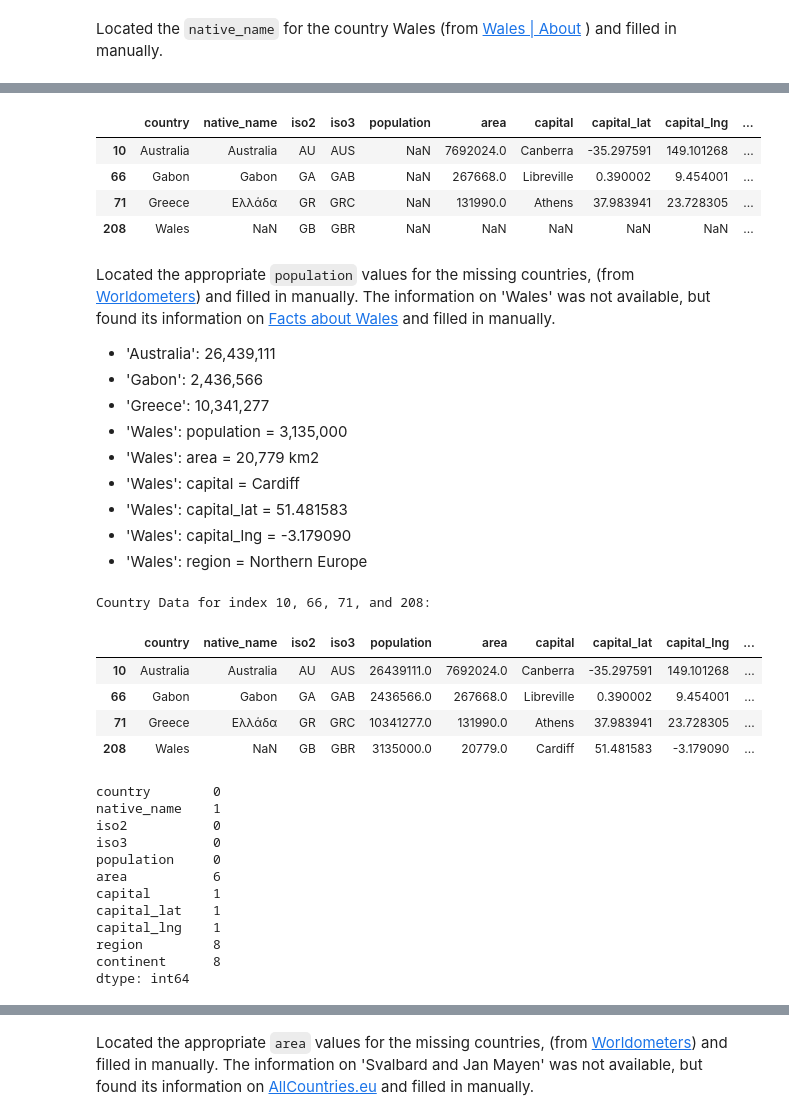
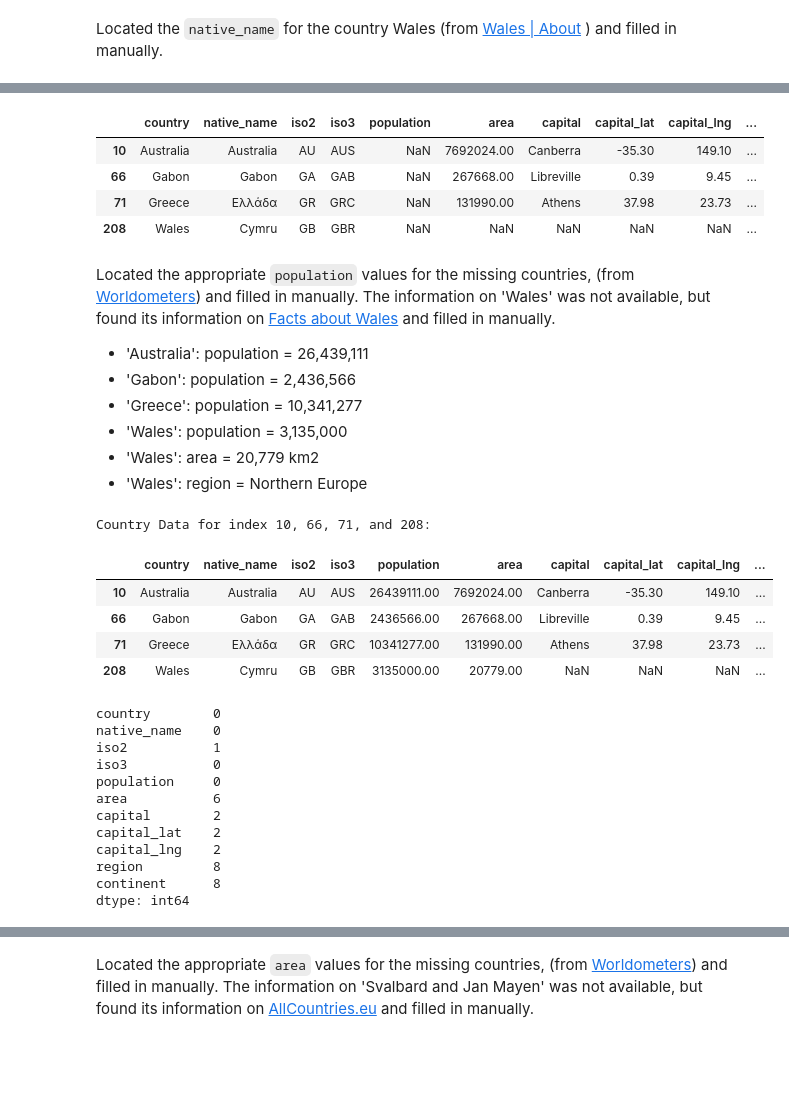
Before and after one commit to christinedbaxter/analyticsCapstone, a Jupyter notebook: notebooks/02_data_preprocessing.ipynb, the cells around one changed output, grey strips where cells are left out. Saved outputs shown, nothing was run; the diff lists cells and outputs as text; code cells hidden in the pictures; blank space fills up the shorter version.

```diff
--- a/notebooks/02_data_preprocessing.ipynb
+++ b/notebooks/02_data_preprocessing.ipynb
@@ -696,6 +678,0 @@ Located the appropriate iso2 values for the missing country, Nambia, (from [Onli
-# %%
-# Add 'NA' as missing iso2 values for the country of Namibia for index 131
-country_data.loc[131, 'iso2'] = 'NA'
-
-# Review data just added
-country_data.loc[131, :]
@@ -732,58 +685,52 @@ dtype: int64
 country_data[country_data['population'].isnull()]
 # %% [output]
 |  | country | native_name | iso2 | iso3 | population | area | capital | capital_lat | capital_lng | ... |
-| 10 | Australia | Australia | AU | AUS | NaN | 7692024.0 | Canberra | -35.297591 | 149.101268 | ... |
-| 66 | Gabon | Gabon | GA | GAB | NaN | 267668.0 | Libreville | 0.390002 | 9.454001 | ... |
-| 71 | Greece | Ελλάδα | GR | GRC | NaN | 131990.0 | Athens | 37.983941 | 23.728305 | ... |
-| 208 | Wales | NaN | GB | GBR | NaN | NaN | NaN | NaN | NaN | ... |
+| 10 | Australia | Australia | AU | AUS | NaN | 7692024.00 | Canberra | -35.30 | 149.10 | ... |
+| 66 | Gabon | Gabon | GA | GAB | NaN | 267668.00 | Libreville | 0.39 | 9.45 | ... |
+| 71 | Greece | Ελλάδα | GR | GRC | NaN | 131990.00 | Athens | 37.98 | 23.73 | ... |
+| 208 | Wales | Cymru | GB | GBR | NaN | NaN | NaN | NaN | NaN | ... |
 # %% [markdown]
 Located the appropriate `population` values for the missing countries, (from [Worldometers](https://www.worldometers.info/world-population/population-by-country/)) and filled in manually. The information on 'Wales' was not available, but found its information on [Facts about Wales](https://www.wales.com/en-us/about/facts-about-wales) and filled in manually.
 
-- 'Australia': 26,439,111
-- 'Gabon': 2,436,566
-- 'Greece': 10,341,277
+- 'Australia': population = 26,439,111
+- 'Gabon': population = 2,436,566
+- 'Greece': population = 10,341,277
 - 'Wales': population = 3,135,000
 - 'Wales': area = 20,779 km2
-- 'Wales': capital = Cardiff
-- 'Wales': capital_lat = 51.481583
-- 'Wales': capital_lng = -3.179090
 - 'Wales': region = Northern Europe
 # %%
 # Add the missing population value for index 10, 66, 71, and 208
 country_data.loc[10, 'population'] = 26439111
 country_data.loc[66, 'population'] = 2436566
 country_data.loc[71, 'population'] = 10341277
 country_data.loc[208, 'population'] = 3135000
 
-# Add the missing area, capital, capital_lat, capital_lng, and region values for index 208
+# Add the missing area, capital and region values for index 208
 country_data.loc[208, 'area'] = 20779
-country_data.loc[208, 'capital'] = 'Cardiff'
-country_data.loc[208, 'capital_lat'] = 51.481583
-country_data.loc[208, 'capital_lng'] = -3.179090
 country_data.loc[208, 'region'] = 'Northern Europe'
 
 # Review data just added
 print("\nCountry Data for index 10, 66, 71, and 208:")
 country_data.loc[[10, 66, 71, 208], :]
 # %% [output]
 Country Data for index 10, 66, 71, and 208:
 |  | country | native_name | iso2 | iso3 | population | area | capital | capital_lat | capital_lng | ... |
-| 10 | Australia | Australia | AU | AUS | 26439111.0 | 7692024.0 | Canberra | -35.297591 | 149.101268 | ... |
-| 66 | Gabon | Gabon | GA | GAB | 2436566.0 | 267668.0 | Libreville | 0.390002 | 9.454001 | ... |
-| 71 | Greece | Ελλάδα | GR | GRC | 10341277.0 | 131990.0 | Athens | 37.983941 | 23.728305 | ... |
-| 208 | Wales | NaN | GB | GBR | 3135000.0 | 20779.0 | Cardiff | 51.481583 | -3.179090 | ... |
+| 10 | Australia | Australia | AU | AUS | 26439111.00 | 7692024.00 | Canberra | -35.30 | 149.10 | ... |
+| 66 | Gabon | Gabon | GA | GAB | 2436566.00 | 267668.00 | Libreville | 0.39 | 9.45 | ... |
+| 71 | Greece | Ελλάδα | GR | GRC | 10341277.00 | 131990.00 | Athens | 37.98 | 23.73 | ... |
+| 208 | Wales | Cymru | GB | GBR | 3135000.00 | 20779.00 | NaN | NaN | NaN | ... |
 # %%
 country_data.isnull().sum()
 # %% [output]
 country        0
-native_name    1
-iso2           0
+native_name    0
+iso2           1
 iso3           0
 population     0
 area           6
-capital        1
-capital_lat    1
-capital_lng    1
+capital        2
+capital_lat    2
+capital_lng    2
 region         8
 continent      8
 dtype: int64
```
Also changed, not shown: parts of 248 cells of this notebook, 2 other files.
